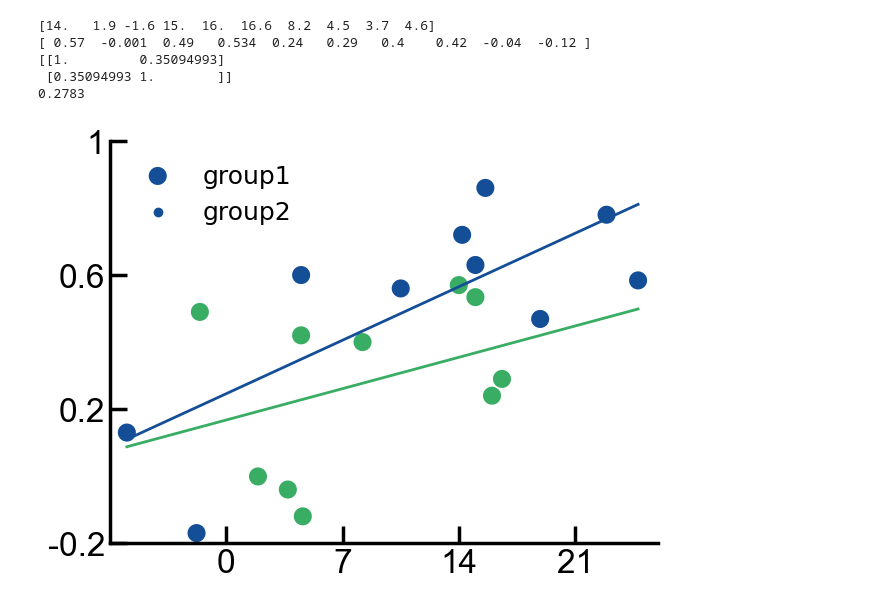
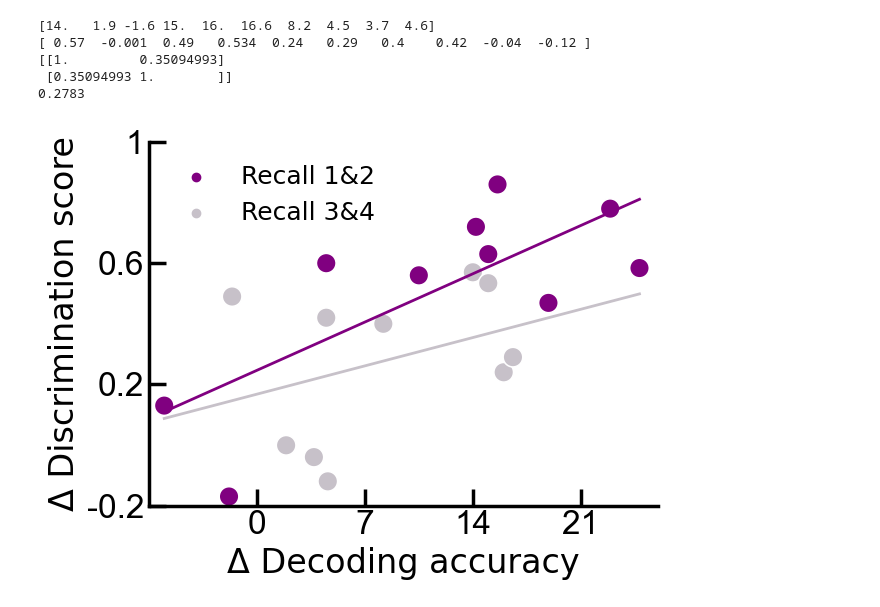
Before and after one commit to Pegahka/SocialFearConditioningProject, a Jupyter notebook: Decoding/CombinedCorrelationPlots/CorrelationDecodBehav-Differences_combined.ipynb, the cells around one changed output. Saved outputs shown, nothing was run; the diff lists cells and outputs as text; code cells hidden in the pictures.

```diff
--- a/Decoding/CombinedCorrelationPlots/CorrelationDecodBehav-Differences_combined.ipynb
+++ b/Decoding/CombinedCorrelationPlots/CorrelationDecodBehav-Differences_combined.ipynb
@@ -52,7 +52,7 @@ print(np.mean(y2))
  [0.35094993 1.        ]]
 0.2783
 # %%
-colors = ["#144e96","#39ad64"]
+colors = ["purple","#c7c1c9"]
 
 fig, ax = plt.subplots()  # create figure and axes
 
@@ -65,39 +65,39 @@ m2, b2 = np.polyfit(x2,y2,1)
 
 #add linear regression line to scatterplot
 l_reg_line = np.array([min(x.min(),x2.min()),max(x.max(),x2.max())])
 ax.plot(l_reg_line, m*l_reg_line+b, color=colors[0], linewidth=2)
 ax.plot(l_reg_line, m2*l_reg_line+b2, color=colors[1], linewidth=2)
 #ax.set_ylim([0.475,0.85])
 ax.set_ylim([-0.2,1])
 ax.set_yticks([-0.2,0.2,0.6,1], fontname='Arial')
 ax.set_yticklabels(['-0.2','0.2','0.6','1'],fontname='Arial')
 
 #ax.set_xlim([65,80])
 ax.set_xlim([-7,26])
 ax.set_xticks([0,7,14,21], fontname='Arial')
 ax.set_xticklabels(['0','7','14','21'],fontname='Arial')
 
 sns.despine(top=True, right=True, left=False, bottom=False)
 ax.spines['left'].set_linewidth(2.5)
 ax.spines['bottom'].set_linewidth(2.5)
 ax.set_xlabel('Δ Decoding accuracy', fontsize=24)
 ax.set_ylabel('Δ Discrimination score', fontsize=24)
-ax.set_xlabel('', fontsize=22)
-ax.set_ylabel('', fontsize=22)
+#ax.set_xlabel('', fontsize=22)
+#ax.set_ylabel('', fontsize=22)
 
-ax.set_ylabel('', fontsize=24)
 
 #ax.tick_params(axis='both', which='major', )
 ax.tick_params(axis='both', which='major', direction='in',length=12, labelsize=24, width=2.5)
-plt.legend(['group1', 'group2'], fontsize = 18, frameon=False, loc='upper left')
-
+#plt.legend(['group1', 'group2'], fontsize = 18, frameon=False, loc='upper left')
+handles, labels = plt.gca().get_legend_handles_labels()
+plt.legend(handles,['Recall 1&2', 'Recall 3&4'], fontsize = 18, frameon=False, loc='upper left')
 
 plt.tight_layout()
 fig.tight_layout()
 fig.savefig("FigCorrDiffComb.jpg",dpi=500)
 plt.savefig('FigCorrDiffComb.eps', format='eps')
 # %% [output]
-[figure, old version]
+[figure, new version]
 # %%
 x_df = list(x)
 x_df.extend(x2)
```
Also changed, not shown: 1 other file.
